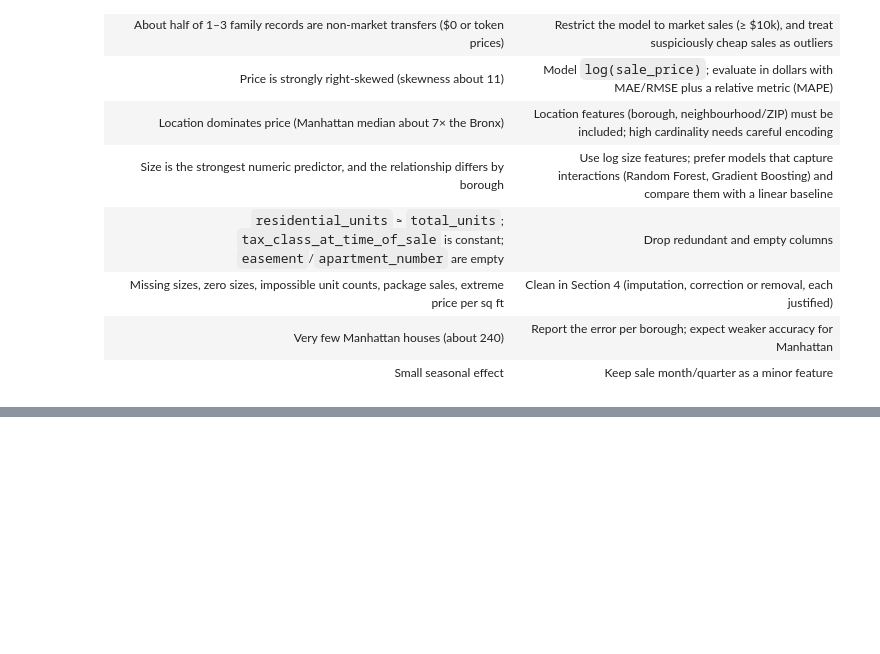
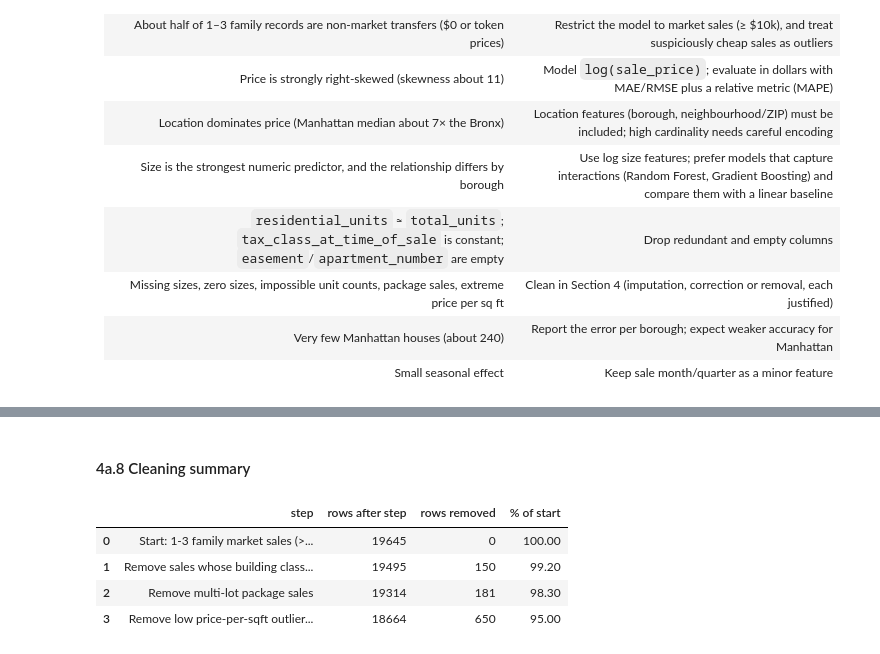
Before and after one commit to nodirbeksolijonov/MLDA-CW1-NYC-Property-Sales, a Jupyter notebook: notebooks/MLDA_CW1_NYC_Property_Sales.ipynb, the cells around one changed output, grey strips where cells are left out. Saved outputs shown, nothing was run; the diff lists cells and outputs as text; code cells hidden in the pictures; blank space fills up the shorter version.

```diff
--- a/notebooks/MLDA_CW1_NYC_Property_Sales.ipynb
+++ b/notebooks/MLDA_CW1_NYC_Property_Sales.ipynb
@@ -680,0 +954,13 @@ issues.to_frame()
+# %% [markdown]
+#### 4a.8 Cleaning summary
+# %%
+log_df = pd.DataFrame(cleaning_log, columns=["step", "rows after step"])
+log_df["rows removed"] = (-log_df["rows after step"].diff()).fillna(0).astype(int)
+log_df["% of start"] = (log_df["rows after step"] / log_df["rows after step"].iloc[0] * 100).round(1)
+log_df
+# %% [output]
+|  | step | rows after step | rows removed | % of start |
+| 0 | Start: 1-3 family market sales (>... | 19645 | 0 | 100.00 |
+| 1 | Remove sales whose building class... | 19495 | 150 | 99.20 |
+| 2 | Remove multi-lot package sales | 19314 | 181 | 98.30 |
+| 3 | Remove low price-per-sqft outlier... | 18664 | 650 | 95.00 |
```
Also changed, not shown: parts of 29 cells of this notebook.
